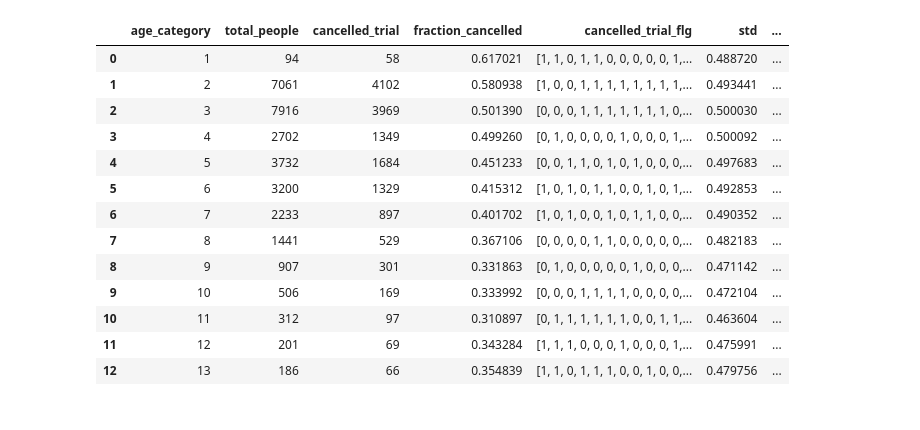
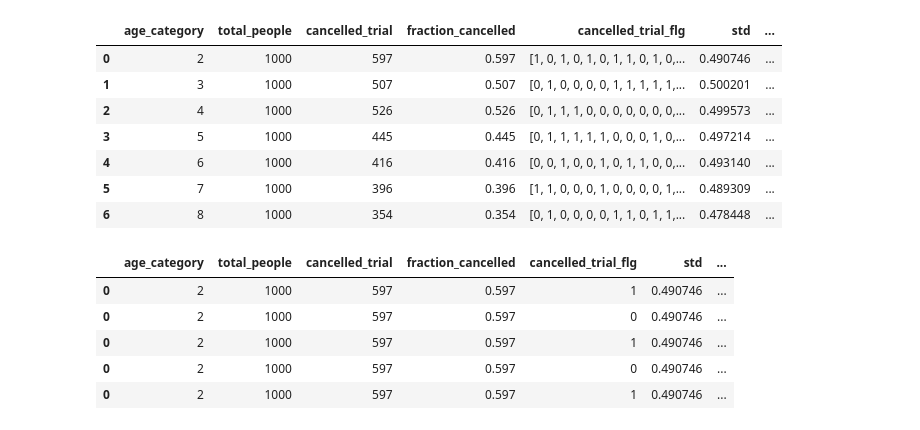
Before and after one commit to reproductionprohibited/dano-23-project, a Jupyter notebook: code/mat_model.ipynb, the cells around one changed output. Drawn from its saved outputs; the diff is of its cells as text; code cells hidden in the pictures.

```diff
--- a/code/mat_model.ipynb
+++ b/code/mat_model.ipynb
@@ -9,34 +8,44 @@ import numpy as np
 import statsmodels.api as sm
 # %%
 df = pd.read_pickle(r"../base_processed.pkl")
+# %%
+data = []
+for i in range(1, 14):
+    a = df[df['age_category'] == i]
+    if len(a) >= 1000:
+        data.append(a.sample(1000, random_state=13))
+
+data_more_than_thousand = pd.concat(data)
 # %%
-res = pl.from_pandas(df).group_by("age_category").agg(
+res = pl.from_pandas(data_more_than_thousand).group_by("age_category").agg(
     total_people = pl.col("cancelled_trial").count(),
     cancelled_trial = pl.col("cancelled_trial").sum(),
     fraction_cancelled = pl.col("cancelled_trial").mean(),
     cancelled_trial_flg = pl.col("cancelled_trial"),
     std = pl.col("cancelled_trial").std(),
     se = pl.col("cancelled_trial").std()/(pl.col("cancelled_trial").count()**0.5),
     ci_95p = (pl.col("cancelled_trial").std()/(pl.col("cancelled_trial").count()**0.5))*1.96
 ).to_pandas()
 res = res.sort_values(by="age_category").reset_index(drop=True)
 res
 # %% [output]
 |  | age_category | total_people | cancelled_trial | fraction_cancelled | cancelled_trial_flg | std | ... |
-| 0 | 1 | 94 | 58 | 0.617021 | [1, 1, 0, 1, 1, 0, 0, 0, 0, 0, 1,... | 0.488720 | ... |
-| 1 | 2 | 7061 | 4102 | 0.580938 | [1, 0, 0, 1, 1, 1, 1, 1, 1, 1, 1,... | 0.493441 | ... |
-| 2 | 3 | 7916 | 3969 | 0.501390 | [0, 0, 0, 1, 1, 1, 1, 1, 1, 1, 0,... | 0.500030 | ... |
-| 3 | 4 | 2702 | 1349 | 0.499260 | [0, 1, 0, 0, 0, 0, 1, 0, 0, 0, 1,... | 0.500092 | ... |
-| 4 | 5 | 3732 | 1684 | 0.451233 | [0, 0, 1, 1, 0, 1, 0, 1, 0, 0, 0,... | 0.497683 | ... |
-| 5 | 6 | 3200 | 1329 | 0.415312 | [1, 0, 1, 0, 1, 1, 0, 0, 1, 0, 1,... | 0.492853 | ... |
-| 6 | 7 | 2233 | 897 | 0.401702 | [1, 0, 1, 0, 0, 1, 0, 1, 1, 0, 0,... | 0.490352 | ... |
-| 7 | 8 | 1441 | 529 | 0.367106 | [0, 0, 0, 0, 1, 1, 0, 0, 0, 0, 0,... | 0.482183 | ... |
-| 8 | 9 | 907 | 301 | 0.331863 | [0, 1, 0, 0, 0, 0, 0, 1, 0, 0, 0,... | 0.471142 | ... |
-| 9 | 10 | 506 | 169 | 0.333992 | [0, 0, 0, 1, 1, 1, 1, 0, 0, 0, 0,... | 0.472104 | ... |
-| 10 | 11 | 312 | 97 | 0.310897 | [0, 1, 1, 1, 1, 1, 1, 0, 0, 1, 1,... | 0.463604 | ... |
-| 11 | 12 | 201 | 69 | 0.343284 | [1, 1, 1, 0, 0, 0, 1, 0, 0, 0, 1,... | 0.475991 | ... |
-| 12 | 13 | 186 | 66 | 0.354839 | [1, 1, 0, 1, 1, 1, 0, 0, 1, 0, 0,... | 0.479756 | ... |
+| 0 | 2 | 1000 | 597 | 0.597 | [1, 0, 1, 0, 1, 0, 1, 1, 0, 1, 0,... | 0.490746 | ... |
+| 1 | 3 | 1000 | 507 | 0.507 | [0, 1, 0, 0, 0, 0, 1, 1, 1, 1, 1,... | 0.500201 | ... |
+| 2 | 4 | 1000 | 526 | 0.526 | [0, 1, 1, 1, 0, 0, 0, 0, 0, 0, 0,... | 0.499573 | ... |
+| 3 | 5 | 1000 | 445 | 0.445 | [0, 1, 1, 1, 1, 1, 0, 0, 0, 1, 0,... | 0.497214 | ... |
+| 4 | 6 | 1000 | 416 | 0.416 | [0, 0, 1, 0, 0, 1, 0, 1, 1, 0, 0,... | 0.493140 | ... |
+| 5 | 7 | 1000 | 396 | 0.396 | [1, 1, 0, 0, 0, 1, 0, 0, 0, 0, 1,... | 0.489309 | ... |
+| 6 | 8 | 1000 | 354 | 0.354 | [0, 1, 0, 0, 0, 0, 1, 1, 0, 1, 1,... | 0.478448 | ... |
 # %%
 res_new = res.explode("cancelled_trial_flg")
 res_new.cancelled_trial_flg = pd.to_numeric(res.explode("cancelled_trial_flg").cancelled_trial_flg)
+res_new.head(5)
+# %% [output]
+|  | age_category | total_people | cancelled_trial | fraction_cancelled | cancelled_trial_flg | std | ... |
+| 0 | 2 | 1000 | 597 | 0.597 | 1 | 0.490746 | ... |
+| 0 | 2 | 1000 | 597 | 0.597 | 0 | 0.490746 | ... |
+| 0 | 2 | 1000 | 597 | 0.597 | 1 | 0.490746 | ... |
+| 0 | 2 | 1000 | 597 | 0.597 | 0 | 0.490746 | ... |
+| 0 | 2 | 1000 | 597 | 0.597 | 1 | 0.490746 | ... |
 # %%
```
Also changed, not shown: parts of 3 cells of this notebook, 3 other files.
